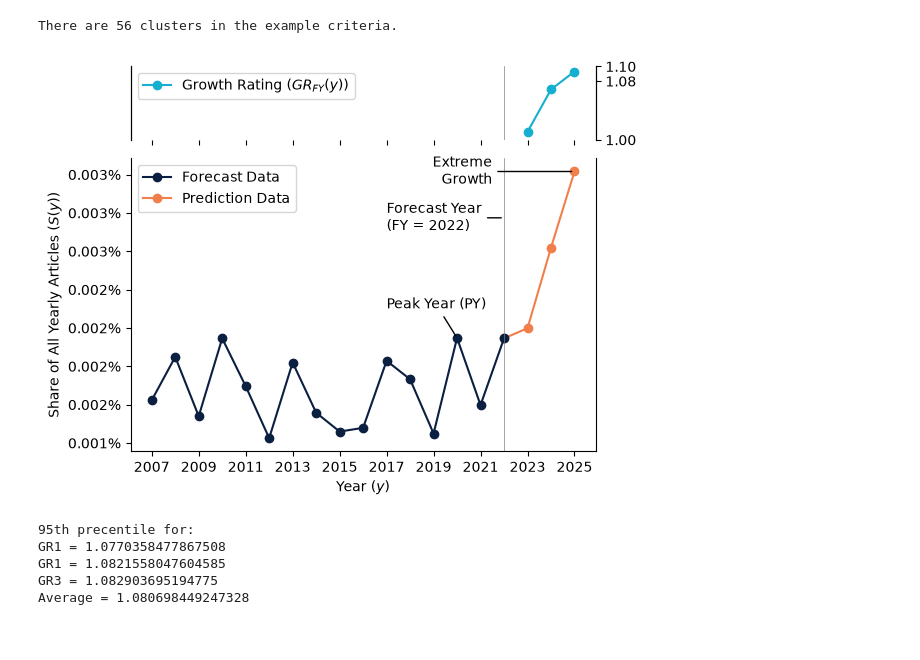
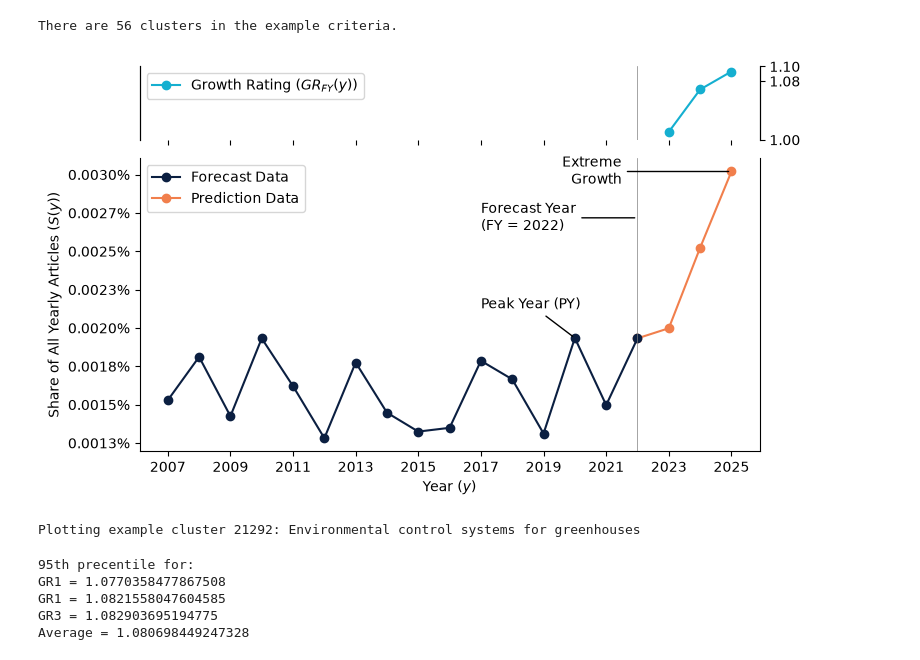
Before and after one commit to georgetown-cset/research_cluster_extreme_growth_classifier, a Jupyter notebook: scripts/Figure Plotting.ipynb, the cells around one changed output. Cells and saved outputs as stored; diff of their text form; code cells hidden in the pictures.

Commit message:
update figures

```diff
--- a/scripts/Figure Plotting.ipynb
+++ b/scripts/Figure Plotting.ipynb
@@ -1385,7 +1385,7 @@ example_series = pd.merge(example_series, exmple_series_titles, on='cluster_id',
 # %% [output]
 There are 56 clusters in the example criteria.
 # %%
-fig, axs = plt.subplots(figsize=(6,5), nrows=2,
+fig, axs = plt.subplots(figsize=(8,5), nrows=2,
                         sharex = True, gridspec_kw={'height_ratios': [1, 4]})
 plt.subplots_adjust(hspace=0.1)
 idx = 5
@@ -1413,7 +1413,7 @@ axs[1].legend()
 
 #axs[0].set_title(f"Extreme Growth in Research Cluster {cluster_id}:\n{cluster_title}", weight='bold', loc='left')
 axs[1].set_ylabel(r'Share of All Yearly Articles $(S(y))$')
-axs[1].yaxis.set_major_formatter(ticker.StrMethodFormatter('{x:,.3f}%'))
+axs[1].yaxis.set_major_formatter(ticker.StrMethodFormatter('{x:,.4f}%'))
 axs[1].axvline(x=2022, color='grey', linestyle='-', linewidth=0.5)
 
 #axs[1].annotate('Forecast Year\n(FY = 2022)', (2022,min(y1)), fontweight='bold',
@@ -1424,34 +1424,37 @@ axs[1].annotate('Peak Year (PY)', xy=(2020, max(y1)), xycoords='data',
     arrowprops=dict(arrowstyle="-"))
 axs[1].annotate('Extreme\nGrowth', xy=(2025, y2['Share3']), xycoords='data',
     xytext=(2021.5, y2['Share3']), ha='right', va='center',
     arrowprops=dict(arrowstyle="-"))
 axs[1].annotate('Forecast Year\n(FY = 2022)', xy=(2022, 0.9*max(y2)), xycoords='data',
     xytext=(2017, 0.9*max(y2)), ha='left', va='center',
     arrowprops=dict(arrowstyle="-"))
 
 axs[1].set_xticks(range(2005,2026,2))
 
 x3 = range(2023,2026,1)
 y3 = data_plot[[f'GR{i+1}' for i in range(3)]]
 
 axs[0].set_yticks([])
 axr = axs[0].twinx()
 axr.plot(x3, y3, marker='o', c=cset_colors[5], label=r'Growth Rating $(GR_{FY}(y))$')
 axr.axvline(x=2022, color='grey', linestyle='-', linewidth=0.5)
 axr.set_yticks([1,1.08,1.1])
 axr.legend()
 axs[1].set_xlabel(r'Year $(y)$')
 
 axs[0].spines[['bottom', 'top']].set_visible(False)
 axr.spines[['top','bottom']].set_visible(False)
 axs[1].spines[['top']].set_visible(False)
 
 plt.savefig('../figures/example_cluster.png', transparent=True, bbox_inches='tight')
 plt.savefig('../figures/example_cluster.pdf', bbox_inches='tight')
 
 plt.show()
+
+print(f"Plotting example cluster {example_series.iloc[idx]['cluster_id']}: {example_series.iloc[idx]['cluster_title']}")
 # %% [output]
-[figure, old version]
+[figure, new version]
+Plotting example cluster 21292: Environmental control systems for greenhouses
 # %%
 p1 = all_cluster_data_predictions['GR1'].quantile(0.95)
 p2 = all_cluster_data_predictions['GR2'].quantile(0.95)
```
Also changed, not shown: parts of 8 cells of this notebook, 2 other files.
